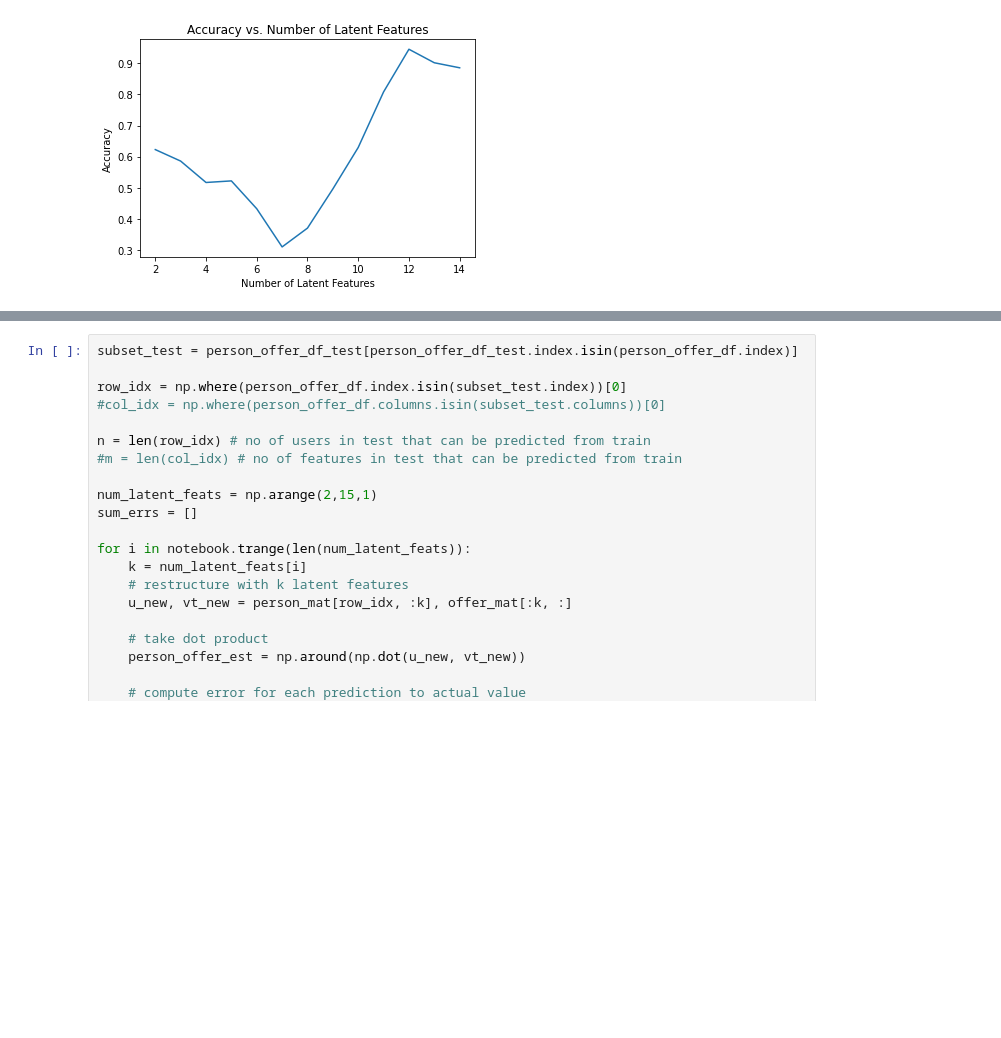
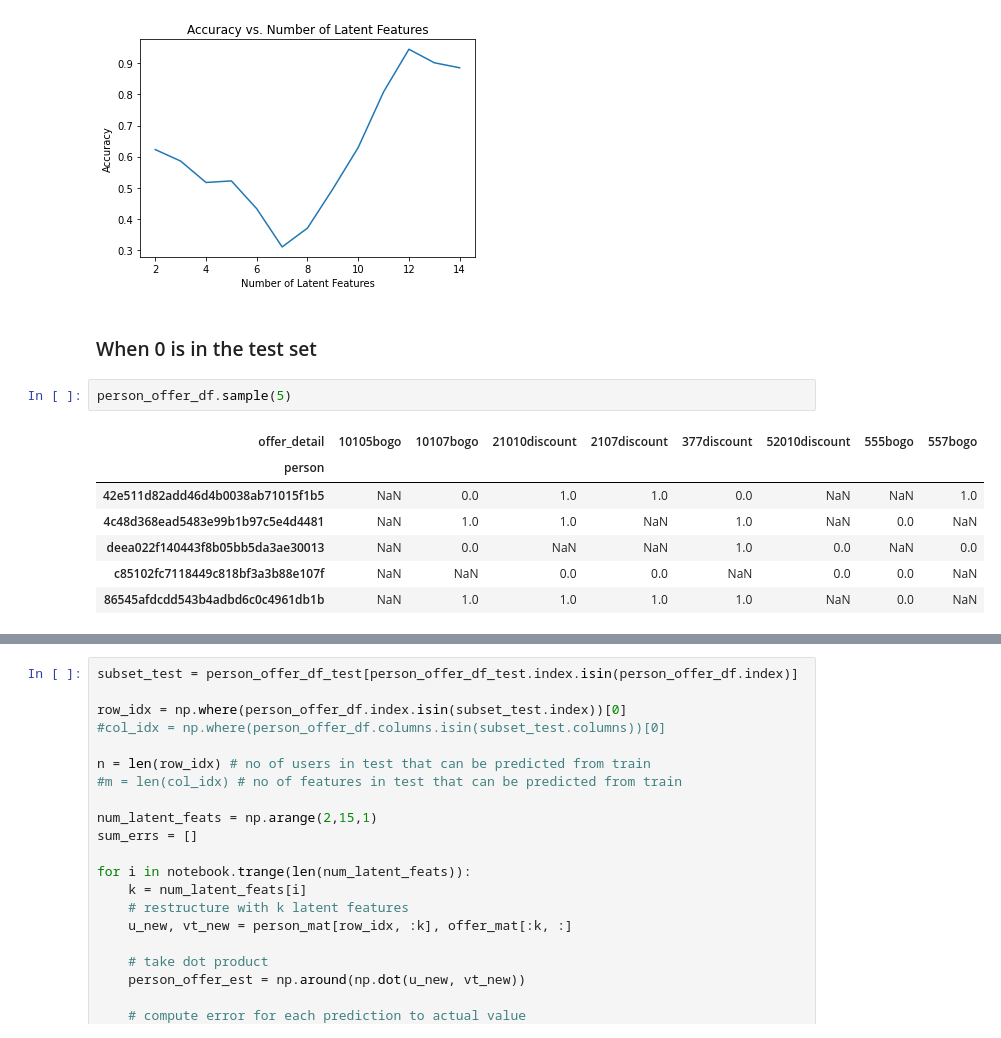
Before and after one commit to mikeolubode/Starbucks_Recommendation_FunkSVD, a Jupyter notebook: Starbucks_Capstone_notebook.ipynb, the cells around one changed output, grey strips where cells are left out. Saved outputs shown, nothing was run; the diff lists cells and outputs as text; blank space fills up the shorter version.

```diff
--- a/Starbucks_Capstone_notebook.ipynb
+++ b/Starbucks_Capstone_notebook.ipynb
@@ -747,3 +763,15 @@ plt.ylabel('Accuracy');
 plt.title('Accuracy vs. Number of Latent Features');
 # %% [output]
 [figure]
+# %% [markdown]
+### When 0 is in the test set
+# %%
+person_offer_df.sample(5)
+# %% [output]
+| offer_detail | 10105bogo | 10107bogo | 21010discount | 2107discount | 377discount | 52010discount | 555bogo | 557bogo |
+| person |  |  |  |  |  |  |  |  |
+| 42e511d82add46d4b0038ab71015f1b5 | NaN | 0.0 | 1.0 | 1.0 | 0.0 | NaN | NaN | 1.0 |
+| 4c48d368ead5483e99b1b97c5e4d4481 | NaN | 1.0 | 1.0 | NaN | 1.0 | NaN | 0.0 | NaN |
+| deea022f140443f8b05bb5da3ae30013 | NaN | 0.0 | NaN | NaN | 1.0 | 0.0 | NaN | 0.0 |
+| c85102fc7118449c818bf3a3b88e107f | NaN | NaN | 0.0 | 0.0 | NaN | 0.0 | 0.0 | NaN |
+| 86545afdcdd543b4adbd6c0c4961db1b | NaN | 1.0 | 1.0 | 1.0 | 1.0 | NaN | 0.0 | NaN |
```
Also changed, not shown: parts of 14 cells of this notebook.
